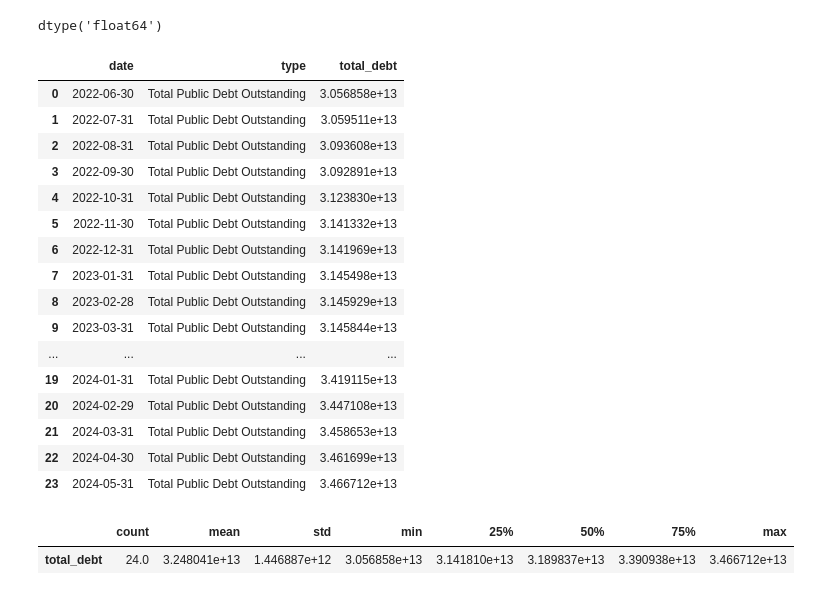
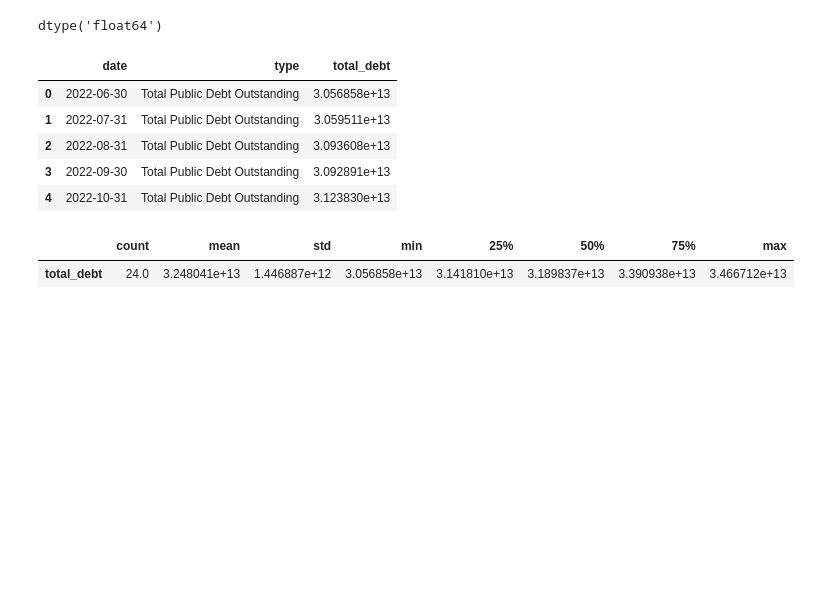
Before and after one commit to Engineer194/Macroeconomic-Analysis-of-the-US-Economy---Part-1, a Jupyter notebook: DATA_Project_v.1.ipynb, the cells around one changed output. Saved outputs shown, nothing was run; the diff lists cells and outputs as text; code cells hidden in the pictures; blank space fills up the shorter version.

```diff
--- a/DATA_Project_v.1.ipynb
+++ b/DATA_Project_v.1.ipynb
@@ -370,38 +349,27 @@ dtype('float64')
 # %%
 # create DataFrame
 debt_f = pd.DataFrame(debt_filtered)
 
 # Convert date column to datetime type
 debt_f['date'] = pd.to_datetime(debt_f['date'])
 
 # Sort a DataFrame by date in descending order
 debt_f = debt_f.sort_values(by='date', ascending=True)
 
 # reindex the DataFrame
 debt_f.reset_index(drop=True, inplace=True)
 
 # Convert millions of dollars to dollars!
 debt_f['total_debt'] = debt_f['total_debt'] * 1_000_000
 
-debt_f # __________ Table with real data! __________
+debt_f.head() # __________ Table with real data! __________ Show first rows only...
 # %% [output]
 |  | date | type | total_debt |
 | 0 | 2022-06-30 | Total Public Debt Outstanding | 3.056858e+13 |
 | 1 | 2022-07-31 | Total Public Debt Outstanding | 3.059511e+13 |
 | 2 | 2022-08-31 | Total Public Debt Outstanding | 3.093608e+13 |
 | 3 | 2022-09-30 | Total Public Debt Outstanding | 3.092891e+13 |
 | 4 | 2022-10-31 | Total Public Debt Outstanding | 3.123830e+13 |
-| 5 | 2022-11-30 | Total Public Debt Outstanding | 3.141332e+13 |
-| 6 | 2022-12-31 | Total Public Debt Outstanding | 3.141969e+13 |
-| 7 | 2023-01-31 | Total Public Debt Outstanding | 3.145498e+13 |
-| 8 | 2023-02-28 | Total Public Debt Outstanding | 3.145929e+13 |
-| 9 | 2023-03-31 | Total Public Debt Outstanding | 3.145844e+13 |
-| ... | ... | ... | ... |
-| 19 | 2024-01-31 | Total Public Debt Outstanding | 3.419115e+13 |
-| 20 | 2024-02-29 | Total Public Debt Outstanding | 3.447108e+13 |
-| 21 | 2024-03-31 | Total Public Debt Outstanding | 3.458653e+13 |
-| 22 | 2024-04-30 | Total Public Debt Outstanding | 3.461699e+13 |
-| 23 | 2024-05-31 | Total Public Debt Outstanding | 3.466712e+13 |
 # %%
 debt_f[['total_debt']].describe().T
 # %% [output]
```
Also changed, not shown: parts of 13 cells of this notebook.
